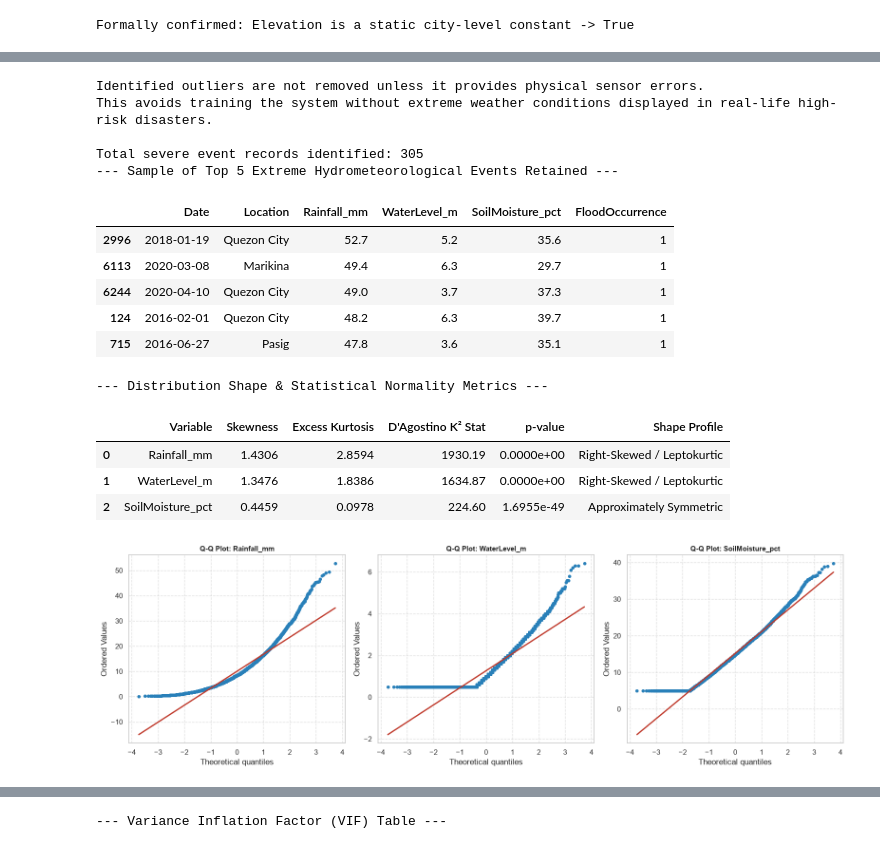
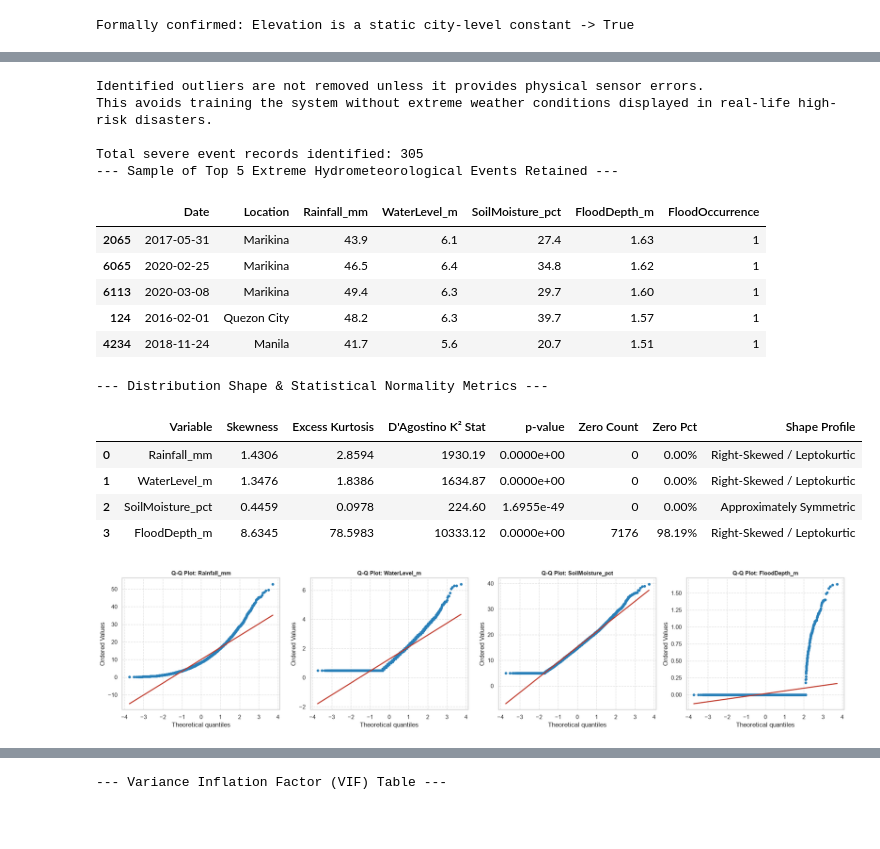
Before and after one commit to redkyladenise/flood-risk-system, a Jupyter notebook: notebooks/01_eda.ipynb, the cells around one changed output, grey strips where cells are left out. Cells and saved outputs as stored; diff of their text form; code cells hidden in the pictures; blank space fills up the shorter version.

```diff
--- a/notebooks/01_eda.ipynb
+++ b/notebooks/01_eda.ipynb
@@ -5,13 +5,13 @@ import numpy as np
 import pandas as pd
 import seaborn as sns
 
-# Set plotting style
+# plotting style
 sns.set_theme(style="whitegrid")
 plt.rcParams["figure.figsize"] = (10, 6)
 
-DATA_PATH = os.path.join("..", "data", "raw", "kaggle_dataset_temp.csv")
+DATA_PATH = os.path.join("..", "data", "raw", "kaggle_dataset_complete.csv")
 
-# Load raw dataset
+# load raw dataset
 df = pd.read_csv(DATA_PATH)
 print("Dataset loaded successfully!")
 print(f"Shape: {df.shape[0]} rows, {df.shape[1]} columns")
@@ -161,11 +241,7 @@ plt.show()
 # %%
 # outlier detection (IQR method)
-# Rainfall_mm, WaterLevel_m, SoilMoisture_pct
 
-# NOTE: to include Flood depth soon
-
-continuous_cols = ["Rainfall_mm", "WaterLevel_m", "SoilMoisture_pct"]
-
+continuous_cols = ["Rainfall_mm", "WaterLevel_m", "SoilMoisture_pct", "FloodDepth_m"]
 outlier_summary = []
 
 for col in continuous_cols:
@@ -183,7 +259,7 @@ for col in continuous_cols:
     if col == "SoilMoisture_pct":
         physical_errors = df[(df[col] < 0) | (df[col] > 100)]
     else:
-        physical_errors = df[df[col] < 0] # negative rainfall, waterlevel
+        physical_errors = df[df[col] < 0] # negative
 
     outlier_summary.append(
         {
@@ -205,7 +281,7 @@ print("--- IQR Statistical Outlier Detection Summary ---")
 display(iqr_df)
 
 # boxplots
-fig, axes = plt.subplots(1, 3, figsize=(15, 5))
+fig, axes = plt.subplots(1, 4, figsize=(20, 5))
 for i, col in enumerate(continuous_cols):
     sns.boxplot(y=df[col], ax=axes[i], color="#5dade2")
     axes[i].set_title(f"Distribution & Outliers: {col}", fontweight="bold")
@@ -224,15 +301,21 @@ plt.show()
 # Justification of not removing the outliers
 rf_upper = iqr_df.loc[iqr_df['Variable'] == 'Rainfall_mm', 'Upper Bound'].values[0]
 wl_upper = iqr_df.loc[iqr_df['Variable'] == 'WaterLevel_m', 'Upper Bound'].values[0]
+fd_upper = iqr_df.loc[iqr_df['Variable'] == 'FloodDepth_m', 'Upper Bound'].values[0]
 
-severe_events_sample = df[(df['Rainfall_mm'] > rf_upper) | (df['WaterLevel_m'] > wl_upper)].copy()
+severe_events_sample = df[
+    (df['Rainfall_mm'] > rf_upper) |
+    (df['WaterLevel_m'] > wl_upper) |
+    (df['FloodDepth_m'] > fd_upper)
+].copy()
 
 print(f"Identified outliers are not removed unless it provides physical sensor errors. \nThis avoids training the system without extreme weather conditions displayed in real-life high-risk disasters.")
 print(f"\nTotal severe event records identified: {len(severe_events_sample)}")
 print("--- Sample of Top 5 Extreme Hydrometeorological Events Retained ---")
+
 display(
-    severe_events_sample[['Date', 'Location', 'Rainfall_mm', 'WaterLevel_m', 'SoilMoisture_pct', 'FloodOccurrence']]
-    .sort_values(by=['Rainfall_mm', 'WaterLevel_m'], ascending=False)
+    severe_events_sample[['Date', 'Location', 'Rainfall_mm', 'WaterLevel_m', 'SoilMoisture_pct', 'FloodDepth_m', 'FloodOccurrence']]
+    .sort_values(by=['FloodDepth_m', 'Rainfall_mm'], ascending=False)
     .head(5)
 )
 # %% [output]
@@ -241,18 +324,15 @@ This avoids training the system without extreme weather conditions displayed in
 
 Total severe event records identified: 305
 --- Sample of Top 5 Extreme Hydrometeorological Events Retained ---
-|  | Date | Location | Rainfall_mm | WaterLevel_m | SoilMoisture_pct | FloodOccurrence |
-| 2996 | 2018-01-19 | Quezon City | 52.7 | 5.2 | 35.6 | 1 |
-| 6113 | 2020-03-08 | Marikina | 49.4 | 6.3 | 29.7 | 1 |
-| 6244 | 2020-04-10 | Quezon City | 49.0 | 3.7 | 37.3 | 1 |
-| 124 | 2016-02-01 | Quezon City | 48.2 | 6.3 | 39.7 | 1 |
-| 715 | 2016-06-27 | Pasig | 47.8 | 3.6 | 35.1 | 1 |
+|  | Date | Location | Rainfall_mm | WaterLevel_m | SoilMoisture_pct | FloodDepth_m | FloodOccurrence |
+| 2065 | 2017-05-31 | Marikina | 43.9 | 6.1 | 27.4 | 1.63 | 1 |
+| 6065 | 2020-02-25 | Marikina | 46.5 | 6.4 | 34.8 | 1.62 | 1 |
+| 6113 | 2020-03-08 | Marikina | 49.4 | 6.3 | 29.7 | 1.60 | 1 |
+| 124 | 2016-02-01 | Quezon City | 48.2 | 6.3 | 39.7 | 1.57 | 1 |
+| 4234 | 2018-11-24 | Manila | 41.7 | 5.6 | 20.7 | 1.51 | 1 |
 # %%
-# Normality Assessment (uses non-normal distribution to justify CART)
+# Normality Assessment (uses non-normal distribution to help justify CART)
 import scipy.stats as stats
-
-# NOTE: to include Flood depth soon
-continuous_cols = ["Rainfall_mm", "WaterLevel_m", "SoilMoisture_pct"]
 
 # numerical normality metrics (Skewness, Kurtosis, D'Agostino K^2)
 normality_records = []
@@ -260,9 +340,9 @@ normality_records = []
 for col in continuous_cols:
     data = df[col].dropna()
     skew_val = stats.skew(data)
-    kurt_val = stats.kurtosis(data)  # normal = 0.0
+    kurt_val = stats.kurtosis(data)  # Fisher excess kurtosis (normal = 0.0)
 
-    # D'Agostino's K^2 omnibus test (tests skewness and kurtosis jointly)
+    # D'Agostino's K^2 omnibus normality test
     k2_stat, k2_p = stats.normaltest(data)
 
     normality_records.append(
@@ -270,39 +350,46 @@ for col in continuous_cols:
             "Variable": col,
             "Skewness": round(skew_val, 4),
             "Excess Kurtosis": round(kurt_val, 4),
-            "D'Agostino K² Stat": round(k2_stat, 2), # reject h0 if > 5.99
-            "p-value": f"{k2_p:.4e}", # reject h0 if p < 0.05
+            "D'Agostino K² Stat": round(k2_stat, 2),    # reject h0 if > 5.99
+            "p-value": f"{k2_p:.4e}",   # reject h0 if p < 0.05
+            "Zero Count": (data == 0).sum(),
+            "Zero Pct": f"{((data == 0).sum() / len(data)) * 100:.2f}%",
             "Shape Profile": (
                 "Right-Skewed / Leptokurtic"
+                if skew_val > 0.5 and kurt_val > 0
+                else "Right-Skewed"
                 if skew_val > 0.5
+                else "Left-Skewed"
+                if skew_val < -0.5
                 else "Approximately Symmetric"
             ),
         }
     )
 
 normality_df = pd.DataFrame(normality_records)
 print("--- Distribution Shape & Statistical Normality Metrics ---")
 display(normality_df)
 
 # visual Q-Q plots (Quantile-Quantile vs. Theoretical Normal Distribution)
-fig, axes = plt.subplots(1, 3, figsize=(16, 5))
+fig, axes = plt.subplots(1, 4, figsize=(20, 4.5))
 
 for i, col in enumerate(continuous_cols):
     stats.probplot(df[col], dist="norm", plot=axes[i])
     axes[i].get_lines()[0].set_markerfacecolor("#2980b9")
     axes[i].get_lines()[0].set_markeredgecolor("#2980b9")
     axes[i].get_lines()[0].set_markersize(4)
-    axes[i].get_lines()[1].set_color("#c0392b")  # reference normal line
+    axes[i].get_lines()[1].set_color("#c0392b")  # Reference normal line
     axes[i].get_lines()[1].set_linewidth(2)
     axes[i].set_title(f"Q-Q Plot: {col}", fontweight="bold", fontsize=11)
     axes[i].grid(True, linestyle="--", alpha=0.6)
 
 plt.tight_layout()
 plt.show()
 # %% [output]
 --- Distribution Shape & Statistical Normality Metrics ---
-|  | Variable | Skewness | Excess Kurtosis | D'Agostino K² Stat | p-value | Shape Profile |
-| 0 | Rainfall_mm | 1.4306 | 2.8594 | 1930.19 | 0.0000e+00 | Right-Skewed / Leptokurtic |
-| 1 | WaterLevel_m | 1.3476 | 1.8386 | 1634.87 | 0.0000e+00 | Right-Skewed / Leptokurtic |
-| 2 | SoilMoisture_pct | 0.4459 | 0.0978 | 224.60 | 1.6955e-49 | Approximately Symmetric |
+|  | Variable | Skewness | Excess Kurtosis | D'Agostino K² Stat | p-value | Zero Count | Zero Pct | Shape Profile |
+| 0 | Rainfall_mm | 1.4306 | 2.8594 | 1930.19 | 0.0000e+00 | 0 | 0.00% | Right-Skewed / Leptokurtic |
+| 1 | WaterLevel_m | 1.3476 | 1.8386 | 1634.87 | 0.0000e+00 | 0 | 0.00% | Right-Skewed / Leptokurtic |
+| 2 | SoilMoisture_pct | 0.4459 | 0.0978 | 224.60 | 1.6955e-49 | 0 | 0.00% | Approximately Symmetric |
+| 3 | FloodDepth_m | 8.6345 | 78.5983 | 10333.12 | 0.0000e+00 | 7176 | 98.19% | Right-Skewed / Leptokurtic |
-[figure, old version]
+[figure, new version]
```
Also changed, not shown: parts of 12 cells of this notebook, 8 other files.
